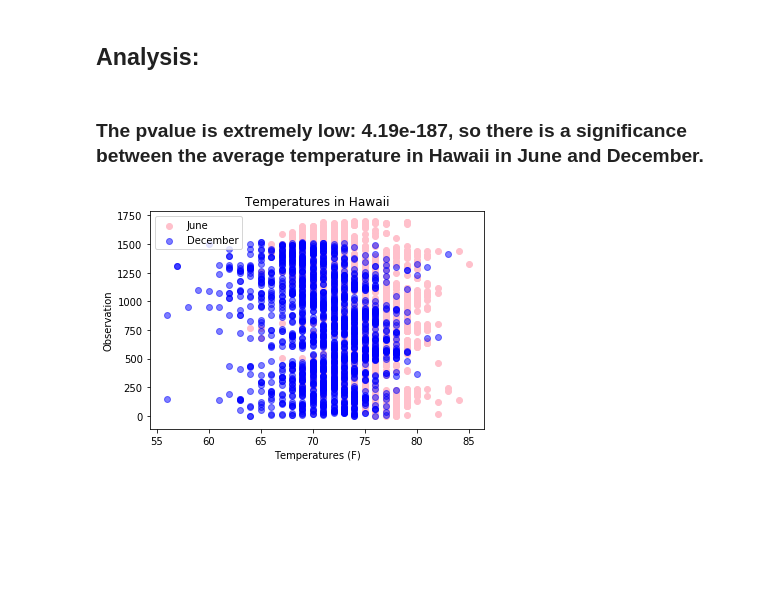
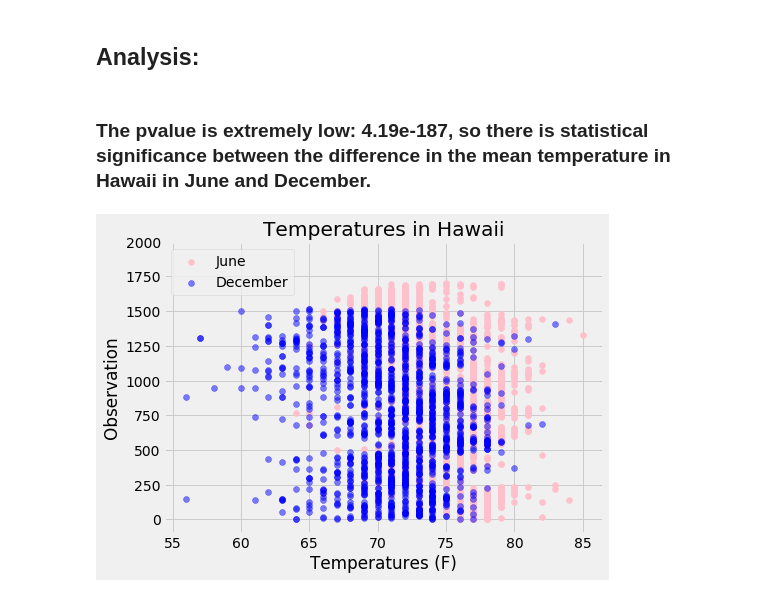
Before and after one commit to juliabrunett/sqlalchemy-challenge, a Jupyter notebook: temp_analysis_bonus_1.ipynb, the cells around one changed output. Saved outputs shown, nothing was run; the diff lists cells and outputs as text; code cells hidden in the pictures; blank space fills up the shorter version.

Commit message:
Ran bonus code

```diff
--- a/temp_analysis_bonus_1.ipynb
+++ b/temp_analysis_bonus_1.ipynb
@@ -5,6 +5,12 @@
 import pandas as pd
 from datetime import datetime as dt
 from scipy import stats as sts
+
+# Import matplotlib dependencies
+%matplotlib inline
+from matplotlib import style
+style.use('fivethirtyeight')
+import matplotlib.pyplot as plt
 # %%
 # Import csv file into dataframe
 measurements_df = pd.read_csv('Resources/hawaii_measurements.csv')
@@ -149,24 +155,28 @@ Ttest_indResult(statistic=31.355036920962423, pvalue=4.193529835915755e-187)
 # %% [markdown]
 ## Analysis:
 # %% [markdown]
-### The pvalue is extremely low: 4.19e-187, so there is a significance between the average temperature in Hawaii in June and December.
+### The pvalue is extremely low: 4.19e-187, so there is statistical significance between the difference in the mean temperature in Hawaii in June and December.
 # %%
-import matplotlib.pyplot as plt
-
+# Create a y axis list for June
 y_j = []
 for temp in range(len(june_temperatures)):
     y_j.append(temp)
 
+# Create a y axis list for December
 y_d = []
 for temp in range(len(dec_temperatures)):
     y_d.append(temp)
 
+# Create a scatter plot for June and December temperatures
+plt.figure(figsize=(7,5))
 plt.scatter(june_temperatures, y_j, color='pink', alpha=1)
 plt.scatter(dec_temperatures, y_d, color = "blue", alpha=0.5)
+plt.ylim(-100,2000)
 plt.title("Temperatures in Hawaii")
 plt.legend(labels=["June", "December"])
 plt.xlabel("Temperatures (F)")
 plt.ylabel("Observation")
+plt.savefig("Images/bonus_1_temp_dec_june.png", bbox_inches="tight")
 plt.show()
 # %% [output]
-[figure, old version]
+[figure, new version]
```
Also changed, not shown: parts of 2 cells of this notebook, 1 other file.
